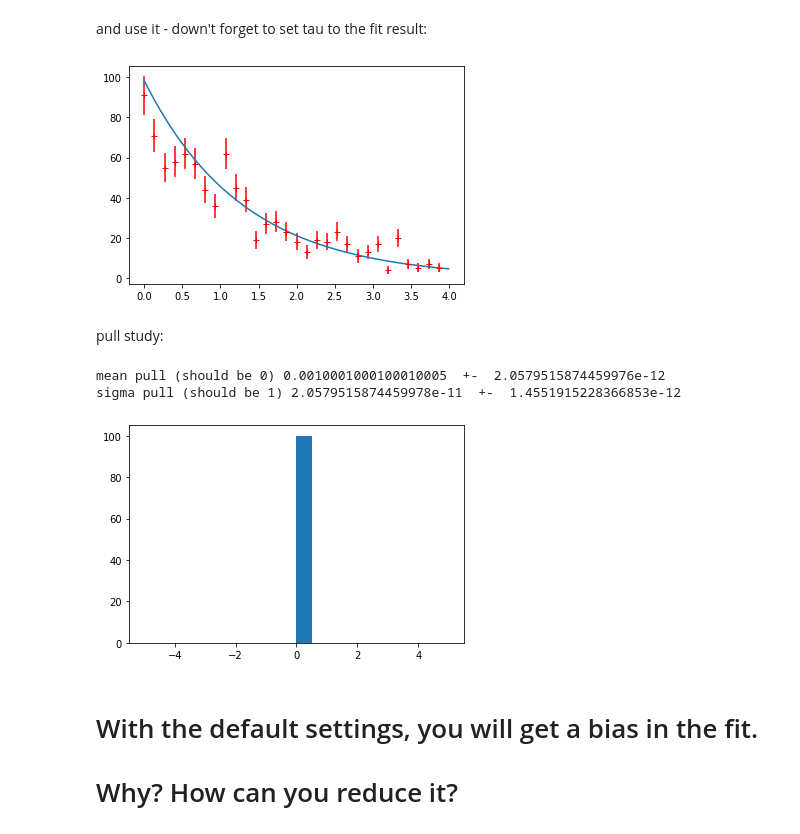
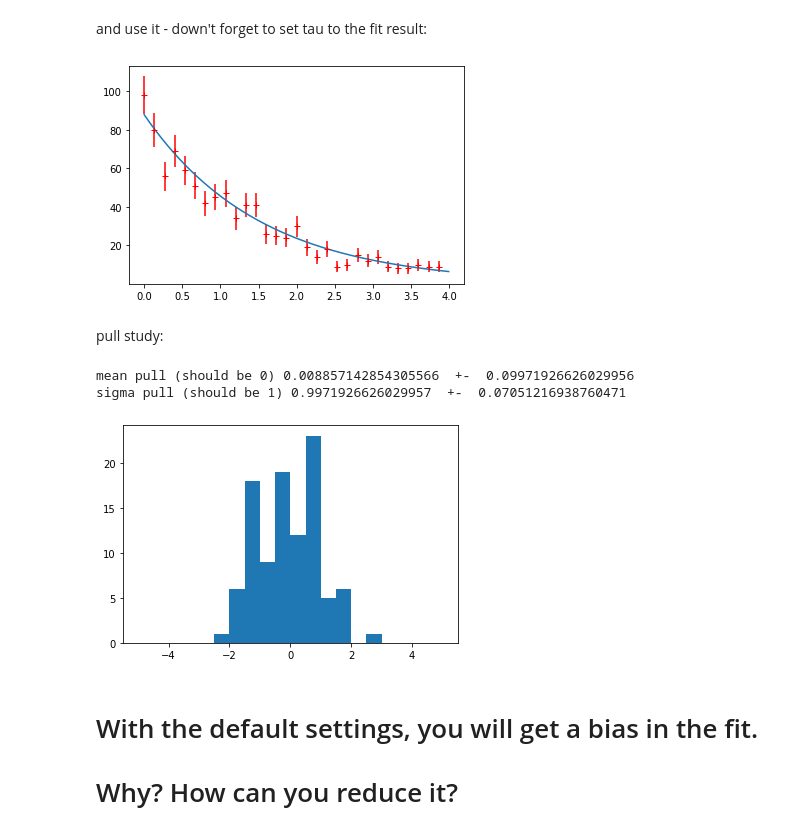
Before and after one commit to j-alex-ward/AlexWard_MPAGS_Stats, a Jupyter notebook: MyFirstChi2Fit.ipynb, the cells around one changed output. Cells and saved outputs as stored; diff of their text form; code cells hidden in the pictures.

```diff
--- a/MyFirstChi2Fit.ipynb
+++ b/MyFirstChi2Fit.ipynb
@@ -106,12 +106,13 @@ def chi2(h, functionClass):
     for Nbin, bin_low, bin_up in zip(h[0], h[1], h[1][1:]):
         binCentre=0.5*(bin_low + bin_up)
         binWidth= bin_up - bin_low
-        #theory=N*binWidth*functionClass(binCentre) # <<<< uncomment this line and make sure you understand it
+        theory=N*binWidth*functionClass(binCentre) # <<<< uncomment this line and make sure you understand it
+        #print(theory)
         measured=Nbin
-        # error_squared= # <<<<<<<<<<<<<<<<<<<<<<< uncomment and complete this line
-        # chi2sum +=     # <<<<<<<<<<<<<<<<<<<<<<< uncomment and complete this line
-    return np.random.rand()*functionClass(binCentre) + 1 # <<<<<<<<<<<<<<<<<<<<<<< remove this line!!!!
-#    return chi2sum      # <<<<<<<<<<<<<<<<<<<<<<< uncomment this line
+        error_squared=theory # <<<<<<<<<<<<<<<<<<<<<<< uncomment and complete this line
+        chi2sum +=  (( theory-measured) **2) / (error_squared)   # <<<<<<<<<<<<<<<<<<<<<<< uncomment and complete this line
+    #return np.random.rand()*functionClass(binCentre) + 1 # <<<<<<<<<<<<<<<<<<<<<<< remove this line!!!!
+    return chi2sum      # <<<<<<<<<<<<<<<<<<<<<<< uncomment this line
 # %% [markdown]
 Now we have all the ingredients to calculate the chi2. Let's do it:
 # %%
@@ -219,7 +220,7 @@ and use it - down't forget to set tau to the fit result:
 timeFct.setTau(taumin)
 drawHistoWithFit(timeHisto, timeFct)
 # %% [output]
-[figure, old version]
+[figure, new version]
 # %% [markdown]
 pull study:
 # %%
@@ -264,13 +265,13 @@ def pullStudy(func=timeFct, numEvents=1000, numExperiments=100
     plt.hist(pull, 20, (-5, 5))
     plt.show()
 # %%
-pullStudy(timeFct, numEvents=1000, numExperiments=100
-          , trueTau=1.5, scanrange=(0.5, 3), numTimeBins=100)
+pullStudy(timeFct, numEvents=100000, numExperiments=100
+          , trueTau=1.5, scanrange=(0.5, 3), numTimeBins=25)
 # why might you get a bias in this fit?
 # %% [output]
-mean pull (should be 0) 0.0010001000100010005  +-  2.0579515874459976e-12
-sigma pull (should be 1) 2.0579515874459978e-11  +-  1.4551915228366853e-12
+mean pull (should be 0) 0.008857142854305566  +-  0.09971926626029956
+sigma pull (should be 1) 0.9971926626029957  +-  0.07051216938760471
-[figure, old version]
+[figure, new version]
 # %% [markdown]
 # With the default settings, you will get a bias in the fit.
 # Why? How can you reduce it?
```
Also changed, not shown: parts of 5 cells of this notebook, 2 other files.
